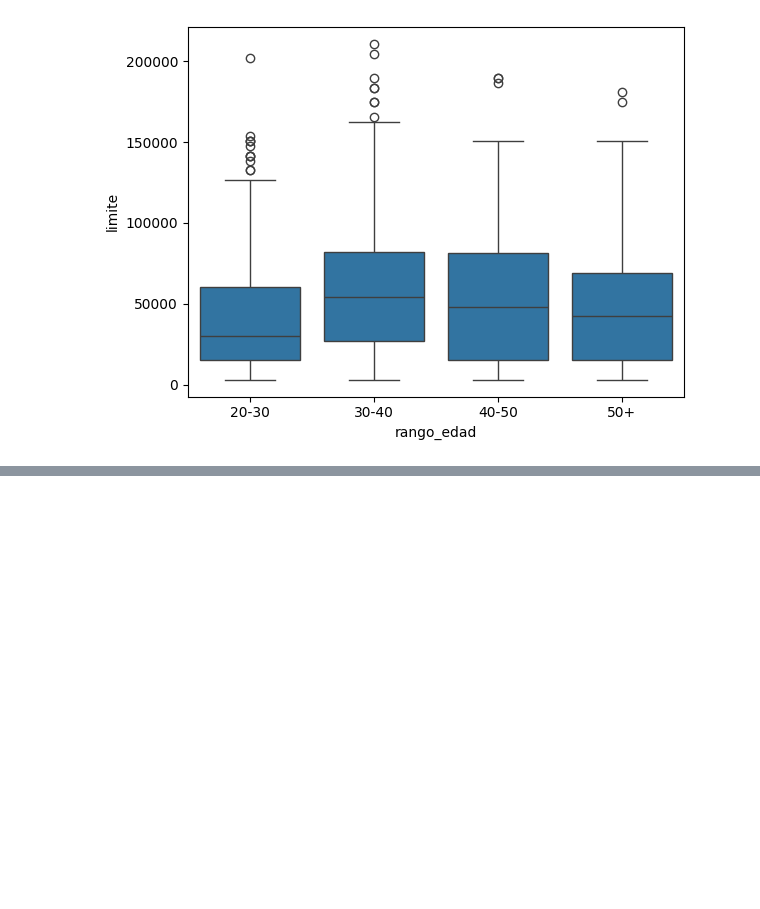
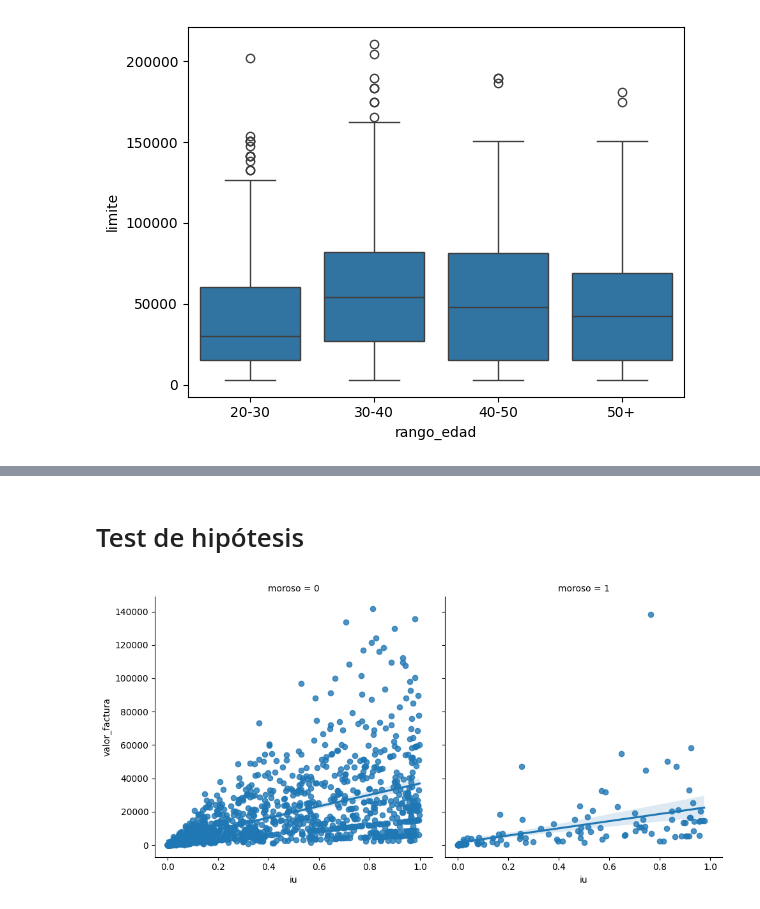
Before and after one commit to celioso/DataVisualizationExplorandoConSeaborn, a Jupyter notebook: analisis_de_Datos.ipynb, the cells around one changed output, grey strips where cells are left out. Cells and saved outputs as stored; diff of their text form; code cells hidden in the pictures; blank space fills up the shorter version.

Commit message:
Test de hipótesis

```diff
--- a/analisis_de_Datos.ipynb
+++ b/analisis_de_Datos.ipynb
@@ -331,0 +357,6 @@ sns.boxplot(x="rango_edad", y="limite",data=tarjetas)
+# %% [markdown]
+# Test de hipótesis
+# %%
+sns.lmplot(x="iu", y="valor_factura", data=tarjetas, col="moroso");
+# %% [output]
+[figure, added]
```
Also changed, not shown: parts of 7 cells of this notebook.
